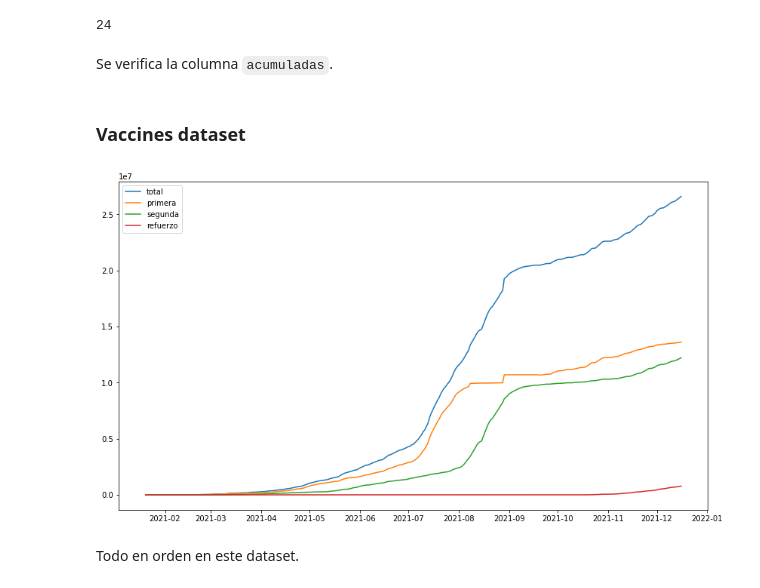
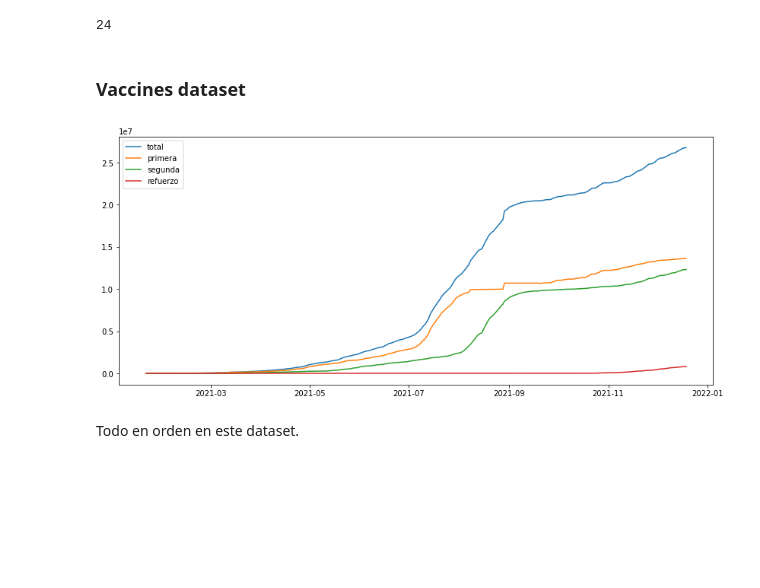
Before and after one commit to anthonymanotoa/covid-ec, a Jupyter notebook: notebooks/1.1-covid-data_process.ipynb, the cells around one changed output. Cells and saved outputs as stored; diff of their text form; code cells hidden in the pictures; blank space fills up the shorter version.

```diff
--- a/notebooks/1.1-covid-data_process.ipynb
+++ b/notebooks/1.1-covid-data_process.ipynb
@@ -120,20 +120,18 @@ Comprobar que `poblacion` es el mismo valor (debería tener 24 valores únicos p
 len(positives['poblacion'].unique())
 # %% [output]
 24
-# %% [markdown]
-Se verifica la columna `acumuladas`.
 # %% [markdown]
 ### Vaccines dataset
 # %%
-plt.figure(figsize=[14, 8])
+plt.figure(figsize=[14, 6])
 plt.plot(vaccines.fecha, vaccines.dosis_total, label='total')
 plt.plot(vaccines.fecha, vaccines.primera_dosis, label='primera')
 plt.plot(vaccines.fecha, vaccines.segunda_dosis, label='segunda')
 plt.plot(vaccines.fecha, vaccines.refuerzo, label='refuerzo')
 plt.legend()
 plt.show()
 # %% [output]
-[figure, old version]
+[figure, new version]
 # %% [markdown]
 Todo en orden en este dataset.
 # %% [markdown]
```
Also changed, not shown: parts of 9 cells of this notebook, 16 other files.
